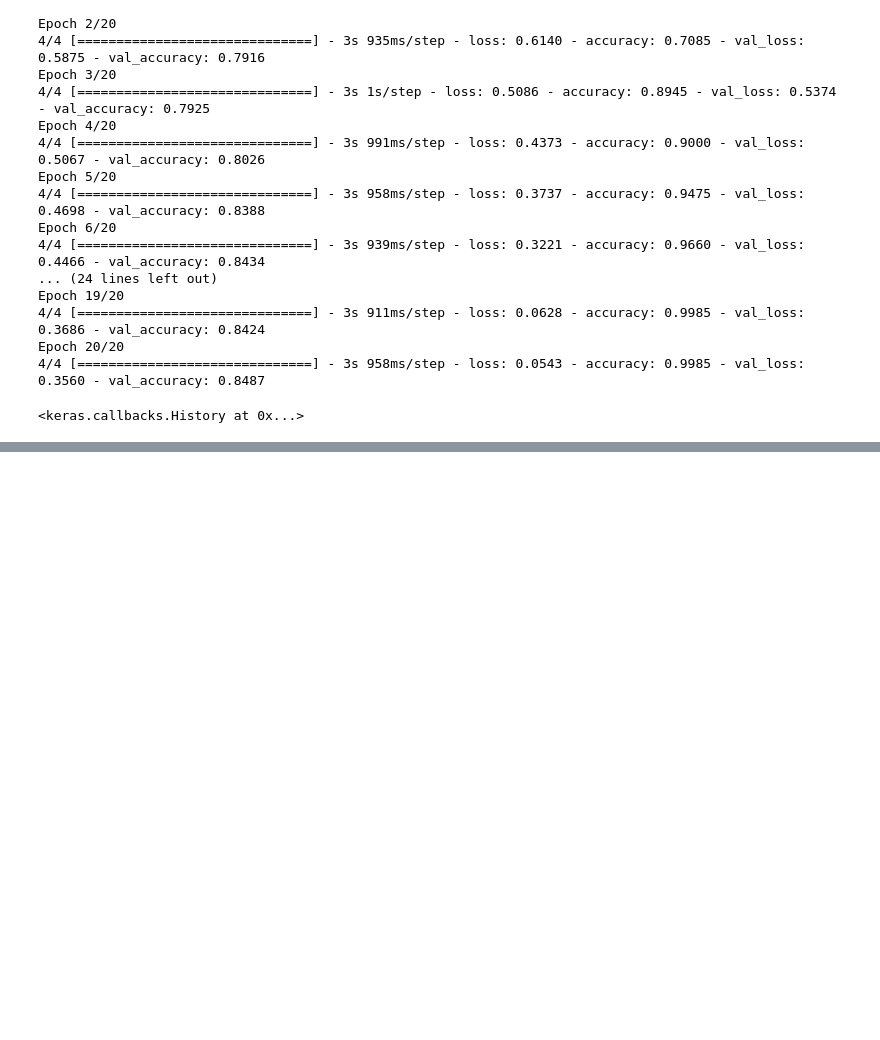
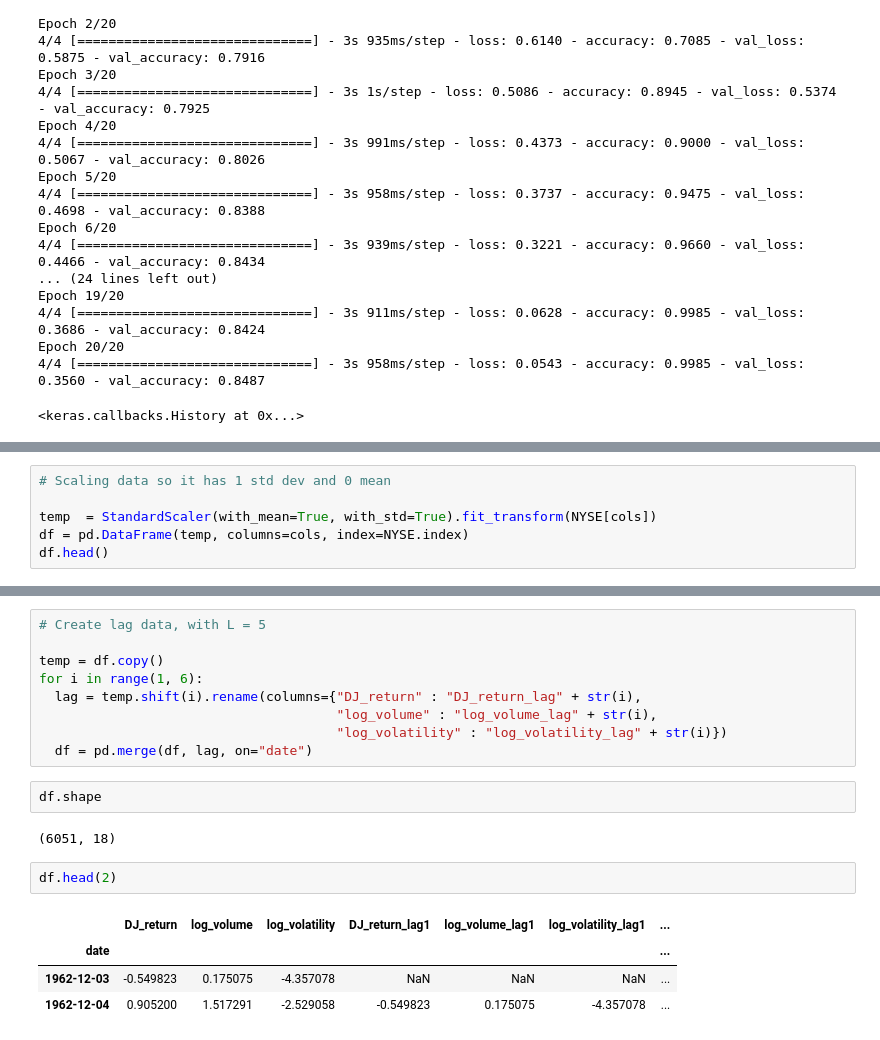
Before and after one commit to renataghisloti/ILSR-Python-DeepLearningChapter, a Jupyter notebook: ITSL_Chap10_DeepLearning_Python.ipynb, the cells around one changed output, grey strips where cells are left out. Drawn from its saved outputs; the diff is of its cells as text; blank space fills up the shorter version.

```diff
--- a/ITSL_Chap10_DeepLearning_Python.ipynb
+++ b/ITSL_Chap10_DeepLearning_Python.ipynb
@@ -720,0 +842,6 @@ Epoch 20/20
+# %%
+# Scaling data so it has 1 std dev and 0 mean
+
+temp  = StandardScaler(with_mean=True, with_std=True).fit_transform(NYSE[cols])
+df = pd.DataFrame(temp, columns=cols, index=NYSE.index)
+df.head()
@@ -720,0 +856,20 @@ Epoch 20/20
+# %%
+# Create lag data, with L = 5
+
+temp = df.copy()
+for i in range(1, 6):
+  lag = temp.shift(i).rename(columns={"DJ_return" : "DJ_return_lag" + str(i),
+                                      "log_volume" : "log_volume_lag" + str(i),
+                                      "log_volatility" : "log_volatility_lag" + str(i)})
+  df = pd.merge(df, lag, on="date")
+# %%
+df.shape
+# %% [output]
+(6051, 18)
+# %%
+df.head(2)
+# %% [output]
+|  | DJ_return | log_volume | log_volatility | DJ_return_lag1 | log_volume_lag1 | log_volatility_lag1 | ... |
+| date |  |  |  |  |  |  | ... |
+| 1962-12-03 | -0.549823 | 0.175075 | -4.357078 | NaN | NaN | NaN | ... |
+| 1962-12-04 | 0.905200 | 1.517291 | -2.529058 | -0.549823 | 0.175075 | -4.357078 | ... |
```
Also changed, not shown: parts of 44 cells of this notebook.
